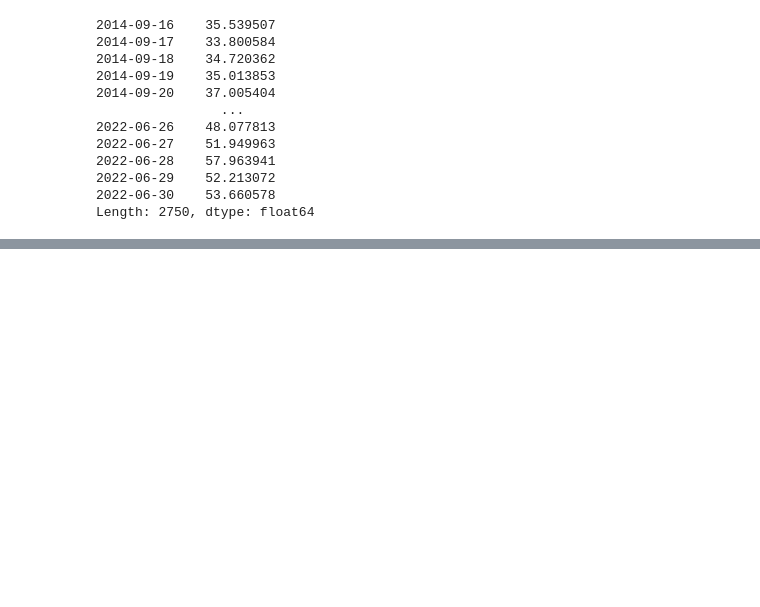
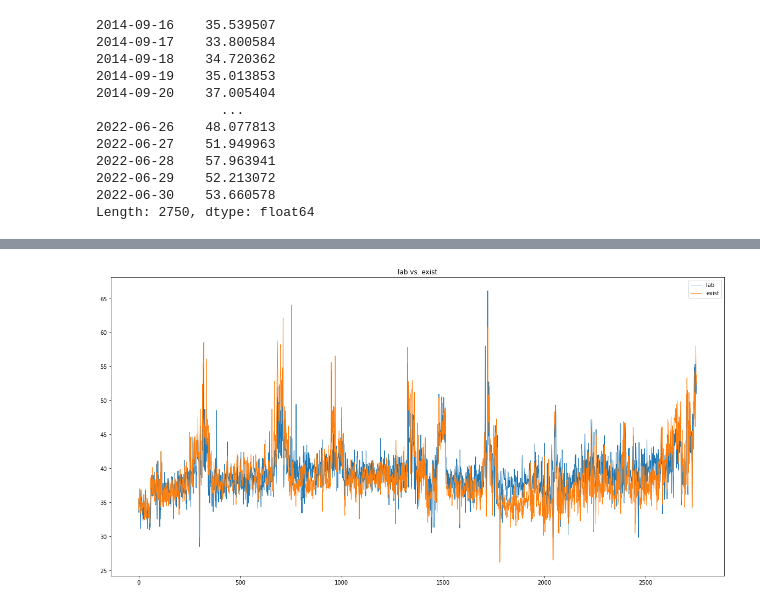
Before and after one commit to hoonzi-s/APC, a Jupyter notebook: #1ALK_213BTMRVP_R5.ipynb, the cells around one changed output, grey strips where cells are left out. Drawn from its saved outputs; the diff is of its cells as text; code cells hidden in the pictures; blank space fills up the shorter version.

```diff
--- a/#1ALK_213BTMRVP_R5.ipynb
+++ b/#1ALK_213BTMRVP_R5.ipynb
@@ -115,0 +112,9 @@ new
+# %%
+plt.figure(figsize = (20, 10))
+plt.plot(np.arange(2750), lab, label = 'lab', lw = 1)
+plt.plot(np.arange(2750), exist, label = 'exist', lw = 1)
+plt.legend()
+plt.title('lab vs. exist')
+plt.show()
+# %% [output]
+[figure, added]
```
Also changed, not shown: parts of 6 cells of this notebook.
